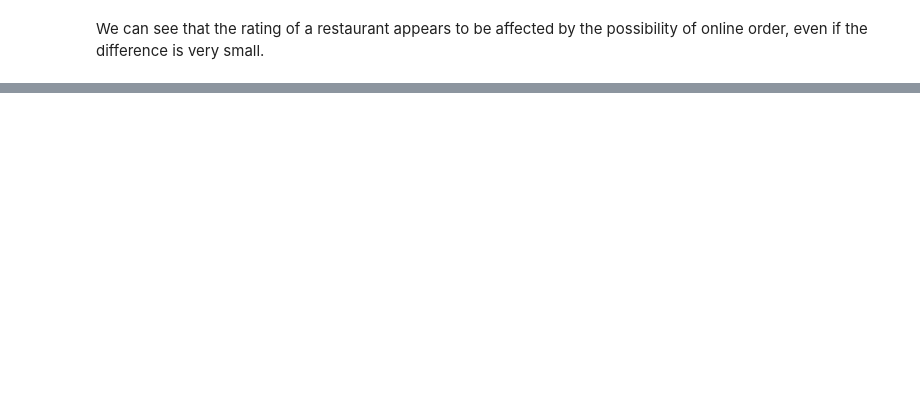
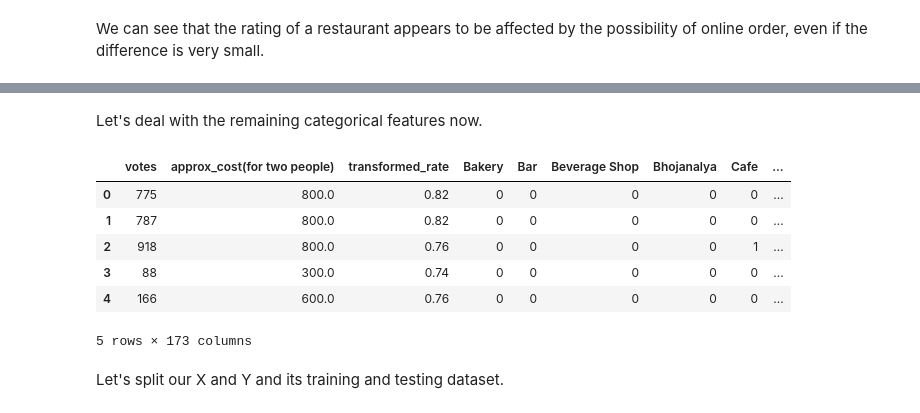
Before and after one commit to ricardoamferreira/ricardoamferreira.github.io, a Jupyter notebook: Notebooks/Zomato_Bangalore_Restaurants.ipynb, the cells around one changed output, grey strips where cells are left out. Cells and saved outputs as stored; diff of their text form; code cells hidden in the pictures; blank space fills up the shorter version.

```diff
--- a/Notebooks/Zomato_Bangalore_Restaurants.ipynb
+++ b/Notebooks/Zomato_Bangalore_Restaurants.ipynb
@@ -339,0 +417,3 @@ We can see that the rating of a restaurant appears to be affected by the possibi
+# %%
+pred_df = df.copy()
+pred_df.head()
@@ -339,0 +438,8 @@ We can see that the rating of a restaurant appears to be affected by the possibi
+# %%
+pred_df["rest_type"] = pred_df["rest_type"].apply(lambda x: x.split(", "))
+rt = pred_df["rest_type"]
+mlb = MultiLabelBinarizer()
+rts = pd.DataFrame(mlb.fit_transform(rt), columns=mlb.classes_, index=pred_df.index)
+pred_df = pd.concat([pred_df, rts], axis=1)
+pred_df.drop(columns="rest_type", inplace=True)
+pred_df.head()
@@ -339,0 +463,8 @@ We can see that the rating of a restaurant appears to be affected by the possibi
+# %%
+pred_df["cuisines"] = pred_df["cuisines"].apply(lambda x: x.split(", "))
+rt = pred_df["cuisines"]
+mlb = MultiLabelBinarizer()
+rts = pd.DataFrame(mlb.fit_transform(rt), columns=mlb.classes_, index=pred_df.index)
+pred_df = pd.concat([pred_df, rts], axis=1)
+pred_df.drop(columns="cuisines", inplace=True)
+pred_df.head()
@@ -339,0 +479,15 @@ We can see that the rating of a restaurant appears to be affected by the possibi
+# %% [markdown]
+Let's deal with the remaining categorical features now.
+# %%
+pred_df = pd.get_dummies(pred_df)
+pred_df.head()
+# %% [output]
+|  | votes | approx_cost(for two people) | transformed_rate | Bakery | Bar | Beverage Shop | Bhojanalya | Cafe | ... |
+| 0 | 775 | 800.0 | 0.82 | 0 | 0 | 0 | 0 | 0 | ... |
+| 1 | 787 | 800.0 | 0.82 | 0 | 0 | 0 | 0 | 0 | ... |
+| 2 | 918 | 800.0 | 0.76 | 0 | 0 | 0 | 0 | 1 | ... |
+| 3 | 88 | 300.0 | 0.74 | 0 | 0 | 0 | 0 | 0 | ... |
+| 4 | 166 | 600.0 | 0.76 | 0 | 0 | 0 | 0 | 0 | ... |
+5 rows × 173 columns
+# %% [markdown]
+Let's split our X and Y and its training and testing dataset.
```
Also changed, not shown: parts of 26 cells of this notebook.
